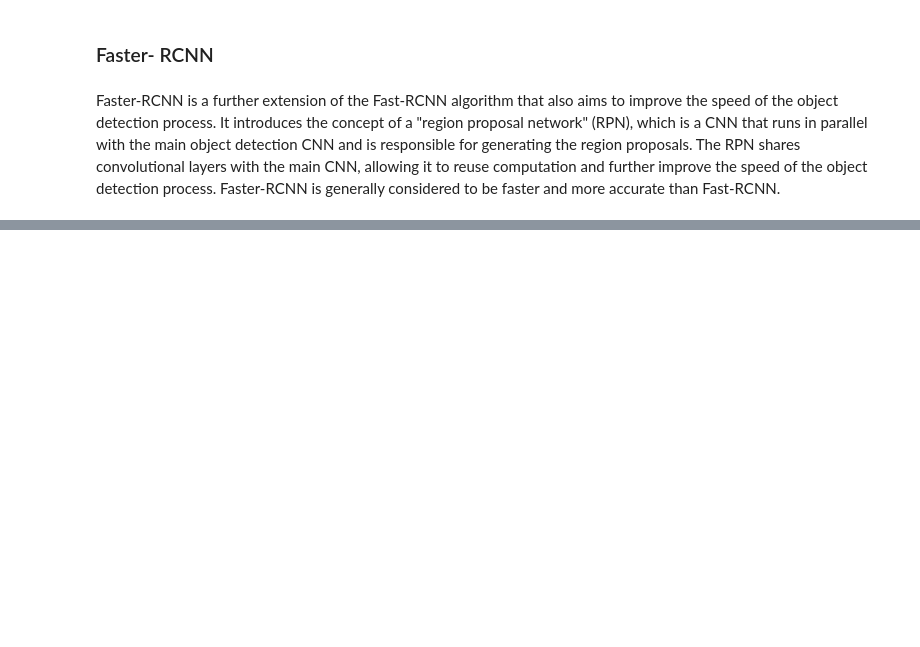
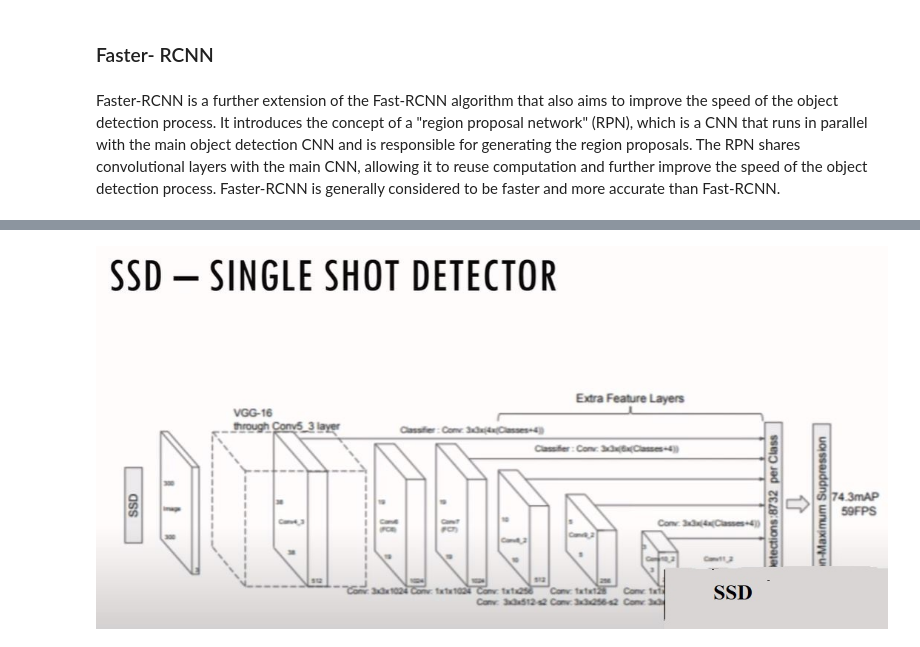
Before and after one commit to ijazkhan101/Computer-Vision-pothole-detector, a Jupyter notebook: building_a_road_pothole_detector.ipynb, the cells around one changed output, grey strips where cells are left out. Saved outputs shown, nothing was run; the diff lists cells and outputs as text; code cells hidden in the pictures; blank space fills up the shorter version.

```diff
--- a/building_a_road_pothole_detector.ipynb
+++ b/building_a_road_pothole_detector.ipynb
@@ -75,0 +112,5 @@ Faster-RCNN is a further extension of the Fast-RCNN algorithm that also aims to
+# %%
+from IPython.display import Image
+Image(filename='10-SSD.JPG')
+# %% [output]
+[figure, added]
```
Also changed, not shown: parts of 11 cells of this notebook, 4 other files.
